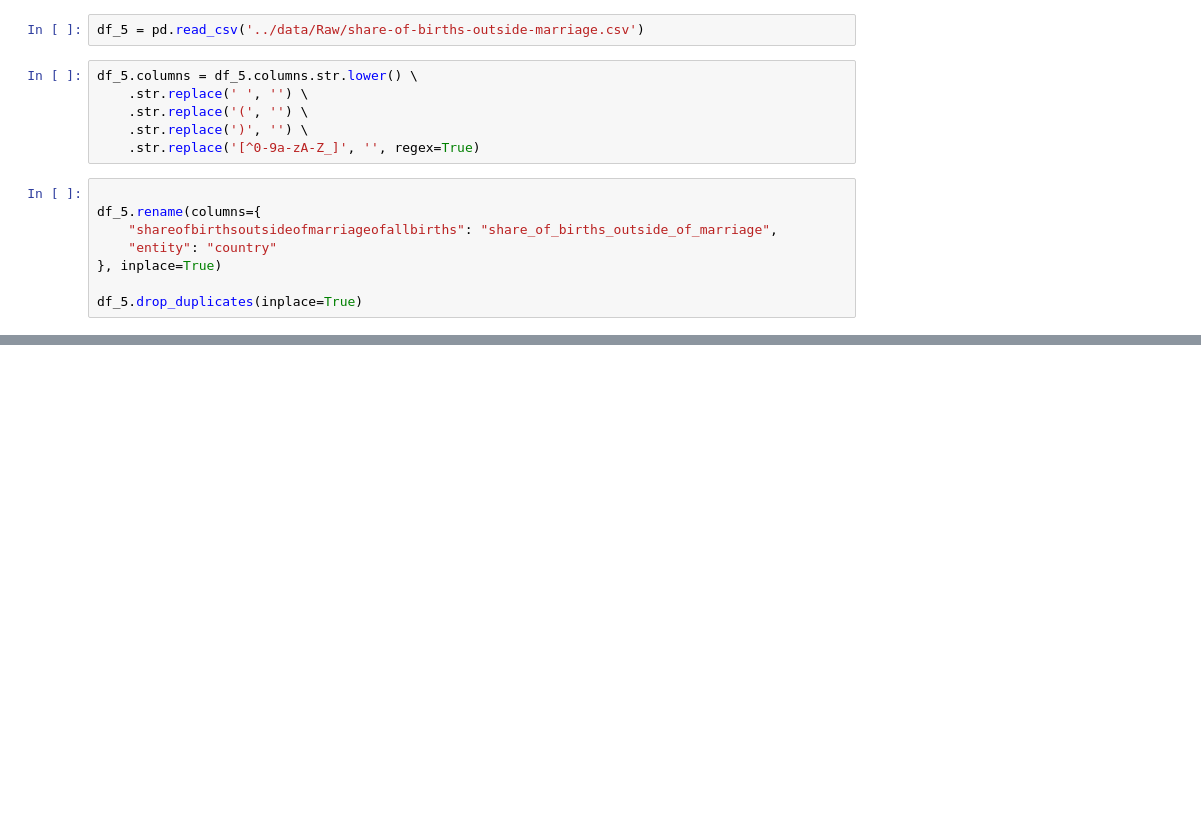
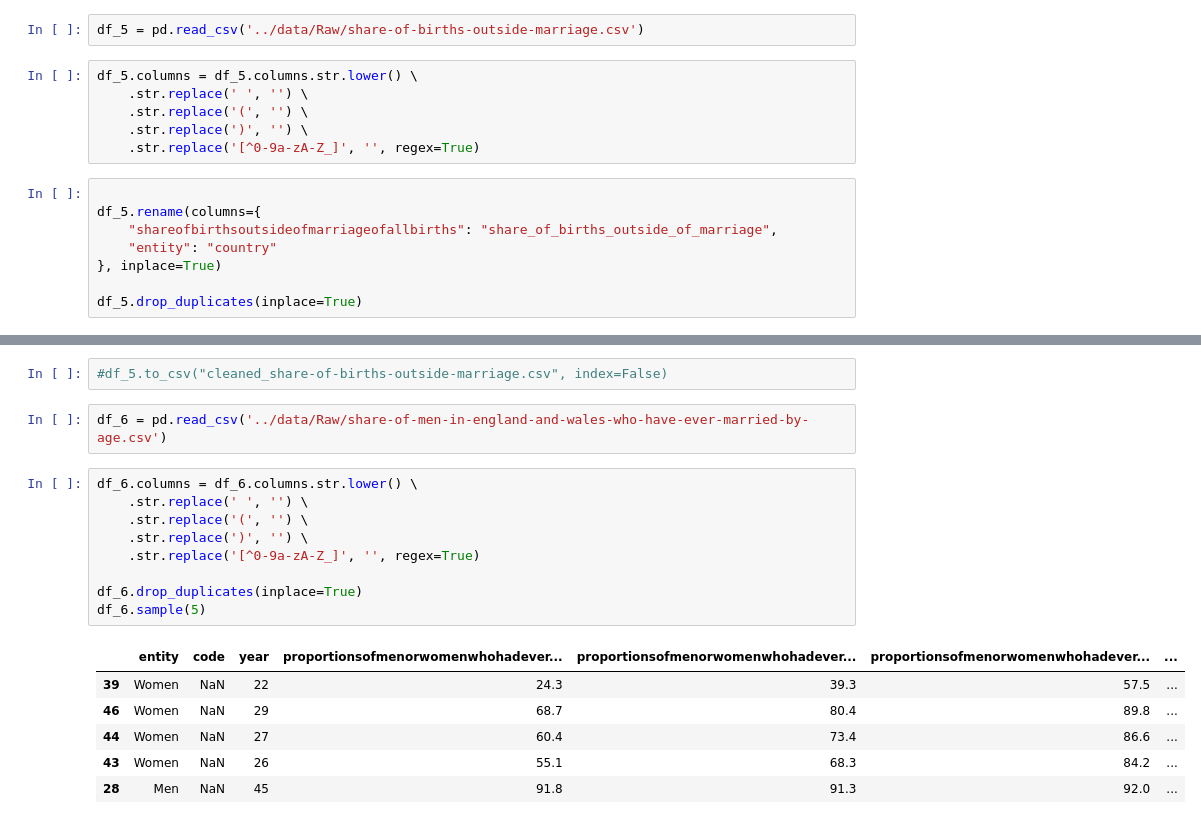
Before and after one commit to YkslB/marriage_statistics, a Jupyter notebook: scripts/Cleaning.ipynb, the cells around one changed output, grey strips where cells are left out. Cells and saved outputs as stored; diff of their text form; blank space fills up the shorter version.

```diff
--- a/scripts/Cleaning.ipynb
+++ b/scripts/Cleaning.ipynb
@@ -125,0 +180,20 @@ df_5.drop_duplicates(inplace=True)
+# %%
+#df_5.to_csv("cleaned_share-of-births-outside-marriage.csv", index=False)
+# %%
+df_6 = pd.read_csv('../data/Raw/share-of-men-in-england-and-wales-who-have-ever-married-by-age.csv')
+# %%
+df_6.columns = df_6.columns.str.lower() \
+    .str.replace(' ', '') \
+    .str.replace('(', '') \
+    .str.replace(')', '') \
+    .str.replace('[^0-9a-zA-Z_]', '', regex=True)
+
+df_6.drop_duplicates(inplace=True)
+df_6.sample(5)
+# %% [output]
+|  | entity | code | year | proportionsofmenorwomenwhohadever... | proportionsofmenorwomenwhohadever... | proportionsofmenorwomenwhohadever... | ... |
+| 39 | Women | NaN | 22 | 24.3 | 39.3 | 57.5 | ... |
+| 46 | Women | NaN | 29 | 68.7 | 80.4 | 89.8 | ... |
+| 44 | Women | NaN | 27 | 60.4 | 73.4 | 86.6 | ... |
+| 43 | Women | NaN | 26 | 55.1 | 68.3 | 84.2 | ... |
+| 28 | Men | NaN | 45 | 91.8 | 91.3 | 92.0 | ... |
```
Also changed, not shown: parts of 22 cells of this notebook, 5 other files.
